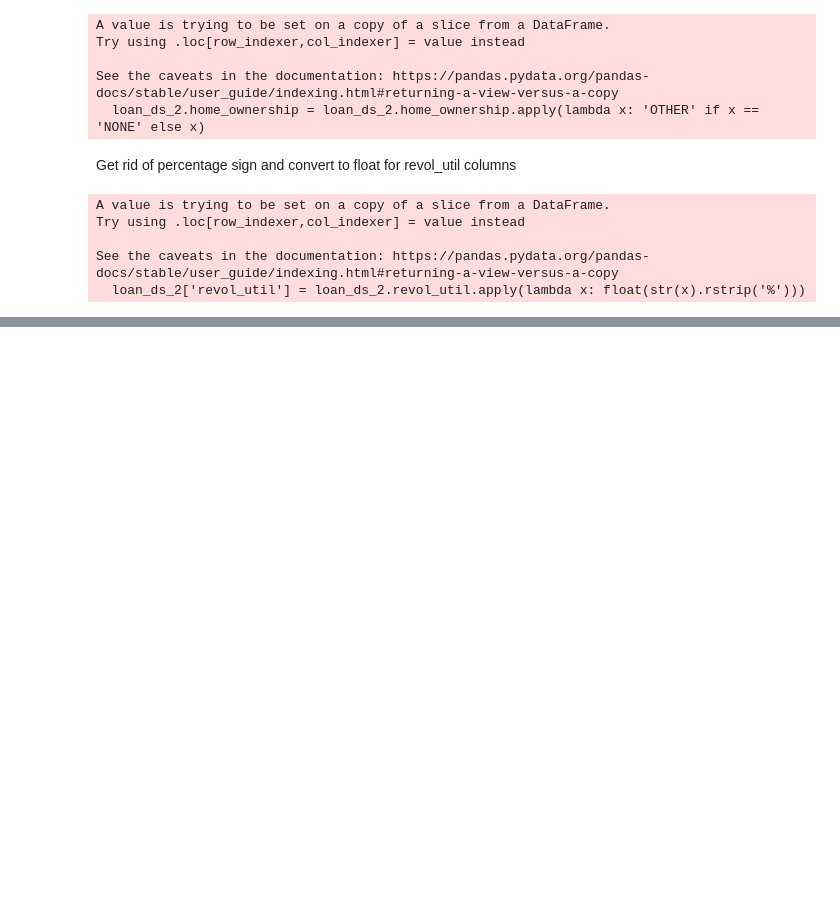
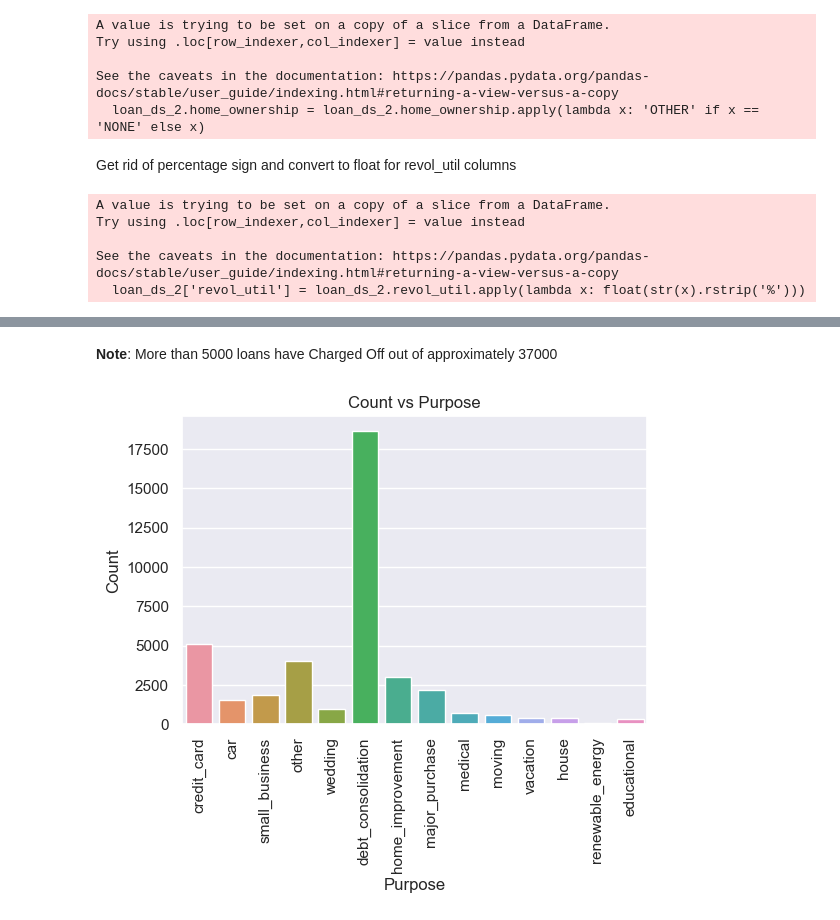
Before and after one commit to khatrisnk/LendingClubCaseStudy, a Jupyter notebook: Siddhartha_Khatri.ipynb, the cells around one changed output, grey strips where cells are left out. Cells and saved outputs as stored; diff of their text form; code cells hidden in the pictures; blank space fills up the shorter version.

```diff
--- a/Siddhartha_Khatri.ipynb
+++ b/Siddhartha_Khatri.ipynb
@@ -166,0 +202,13 @@ loan_ds_2.head()
+# %% [markdown]
+**Note**: More than 5000 loans have Charged Off out of approximately 37000
+# %%
+plt.figure(figsize=(6, 4))
+sns.set_style("darkgrid")
+sns.countplot(data=loan_ds_2, x='purpose')
+plt.xlabel('Purpose')
+plt.xticks(rotation=90)
+plt.ylabel('Count')
+plt.title('Count vs Purpose')
+plt.show()
+# %% [output]
+[figure, added]
```
Also changed, not shown: parts of 12 cells of this notebook.
